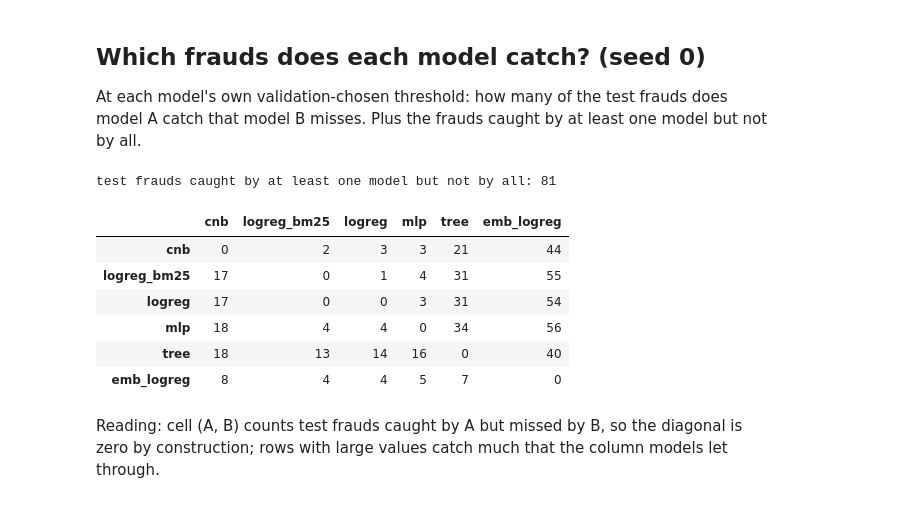
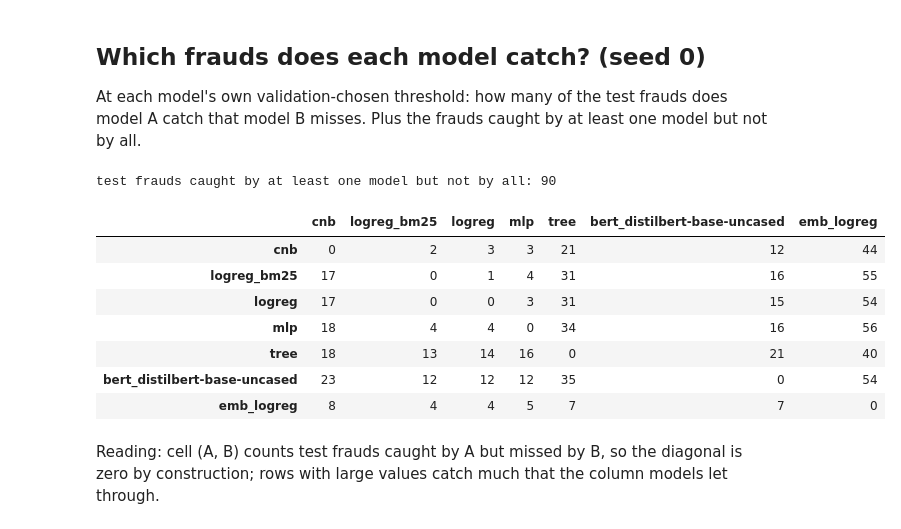
Before and after one commit to BanAnA9205/fake-job-detection-p4ai, a Jupyter notebook: code/notebooks/04_analysis.ipynb, the cells around one changed output. Drawn from its saved outputs; the diff is of its cells as text; code cells hidden in the pictures.

Commit message:
Deep findings from the server run; move BERT explanations to outputs/deep/explain so result globs skip them; zero-shot LLM left out of the catch analysis

```diff
--- a/code/notebooks/04_analysis.ipynb
+++ b/code/notebooks/04_analysis.ipynb
@@ -272,36 +280,37 @@ model A catch that model B misses. Plus the frauds caught by at least one model
 not by all.
 # %%
 # Which test frauds each model catches at its own threshold.
-SKIP_CATCH = ("dummy_majority", "ocsvm")
+SKIP_CATCH = ("dummy_majority", "ocsvm", "zeroshot_")
 fraud_idx = np.where(y_test == 1)[0]
-# Left out: the dummy flags nothing, and the one-class SVM flags about half of all ads,
-# so it "catches" frauds by flagging everything near them.
+# Left out (by name prefix): the dummy flags nothing, and the one-class SVM and the zero-shot
+# LLM rank ads at chance level, so the frauds they "catch" are luck, not signal.
 caught = {name: frozenset(fraud_idx[s["score_test"][fraud_idx] >= thr])
-          for name, (s, thr) in seed_runs.items() if name not in SKIP_CATCH}
+          for name, (s, thr) in seed_runs.items() if not name.startswith(SKIP_CATCH)}
 
 # Pairwise matrix: frauds caught by the row model but missed by the column model.
 names = list(caught)
 overlap = pd.DataFrame(0, index=names, columns=names)
 for a in names:
     for b in names:
         overlap.loc[a, b] = len(caught[a] - caught[b])
 
 # Frauds caught by at least one model but not by all (union minus intersection).
 union = set().union(*caught.values())
 inter = set(fraud_idx)
 for c in caught.values():
     inter &= c
 print("test frauds caught by at least one model but not by all:", len(union - inter))
 overlap
 # %% [output]
-test frauds caught by at least one model but not by all: 81
+test frauds caught by at least one model but not by all: 90
-|  | cnb | logreg_bm25 | logreg | mlp | tree | emb_logreg |
-| cnb | 0 | 2 | 3 | 3 | 21 | 44 |
-| logreg_bm25 | 17 | 0 | 1 | 4 | 31 | 55 |
-| logreg | 17 | 0 | 0 | 3 | 31 | 54 |
-| mlp | 18 | 4 | 4 | 0 | 34 | 56 |
-| tree | 18 | 13 | 14 | 16 | 0 | 40 |
-| emb_logreg | 8 | 4 | 4 | 5 | 7 | 0 |
+|  | cnb | logreg_bm25 | logreg | mlp | tree | bert_distilbert-base-uncased | emb_logreg |
+| cnb | 0 | 2 | 3 | 3 | 21 | 12 | 44 |
+| logreg_bm25 | 17 | 0 | 1 | 4 | 31 | 16 | 55 |
+| logreg | 17 | 0 | 0 | 3 | 31 | 15 | 54 |
+| mlp | 18 | 4 | 4 | 0 | 34 | 16 | 56 |
+| tree | 18 | 13 | 14 | 16 | 0 | 21 | 40 |
+| bert_distilbert-base-uncased | 23 | 12 | 12 | 12 | 35 | 0 | 54 |
+| emb_logreg | 8 | 4 | 4 | 5 | 7 | 7 | 0 |
 # %% [markdown]
 Reading: cell (A, B) counts test frauds caught by A but missed by B, so the
 diagonal is zero by construction; rows with large values catch much that the column
```
Also changed, not shown: parts of 16 cells of this notebook, 4 other files.
